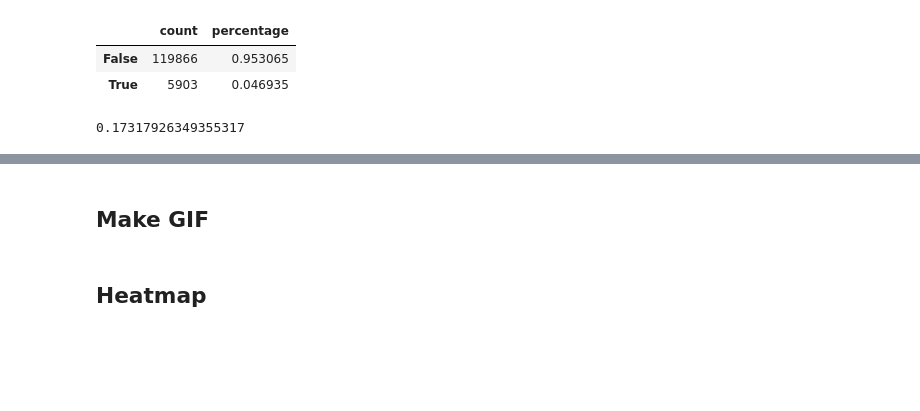
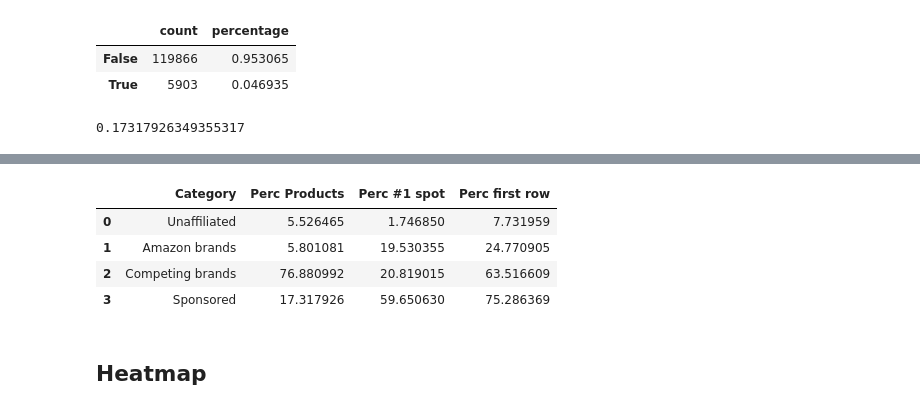
Before and after one commit to the-markup/investigation-amazon-brands, a Jupyter notebook: notebooks/1-data-analysis-search-results.ipynb, the cells around one changed output, grey strips where cells are left out. Cells and saved outputs as stored; diff of their text form; code cells hidden in the pictures; blank space fills up the shorter version.

```diff
--- a/notebooks/1-data-analysis-search-results.ipynb
+++ b/notebooks/1-data-analysis-search-results.ipynb
@@ -339,2 +329,0 @@ for j in range(7, 16):
-# %% [markdown]
-## Make GIF
@@ -353,2 +330,10 @@ img.save(fp=fp_out, format='GIF', append_images=imgs,
+# %%
+to_plot
+# %% [output]
+|  | Category | Perc Products | Perc #1 spot | Perc first row |
+| 0 | Unaffiliated | 5.526465 | 1.746850 | 7.731959 |
+| 1 | Amazon brands | 5.801081 | 19.530355 | 24.770905 |
+| 2 | Competing brands | 76.880992 | 20.819015 | 63.516609 |
+| 3 | Sponsored | 17.317926 | 59.650630 | 75.286369 |
 # %% [markdown]
 ## Heatmap
```
Also changed, not shown: parts of 28 cells of this notebook, 8 other files.
